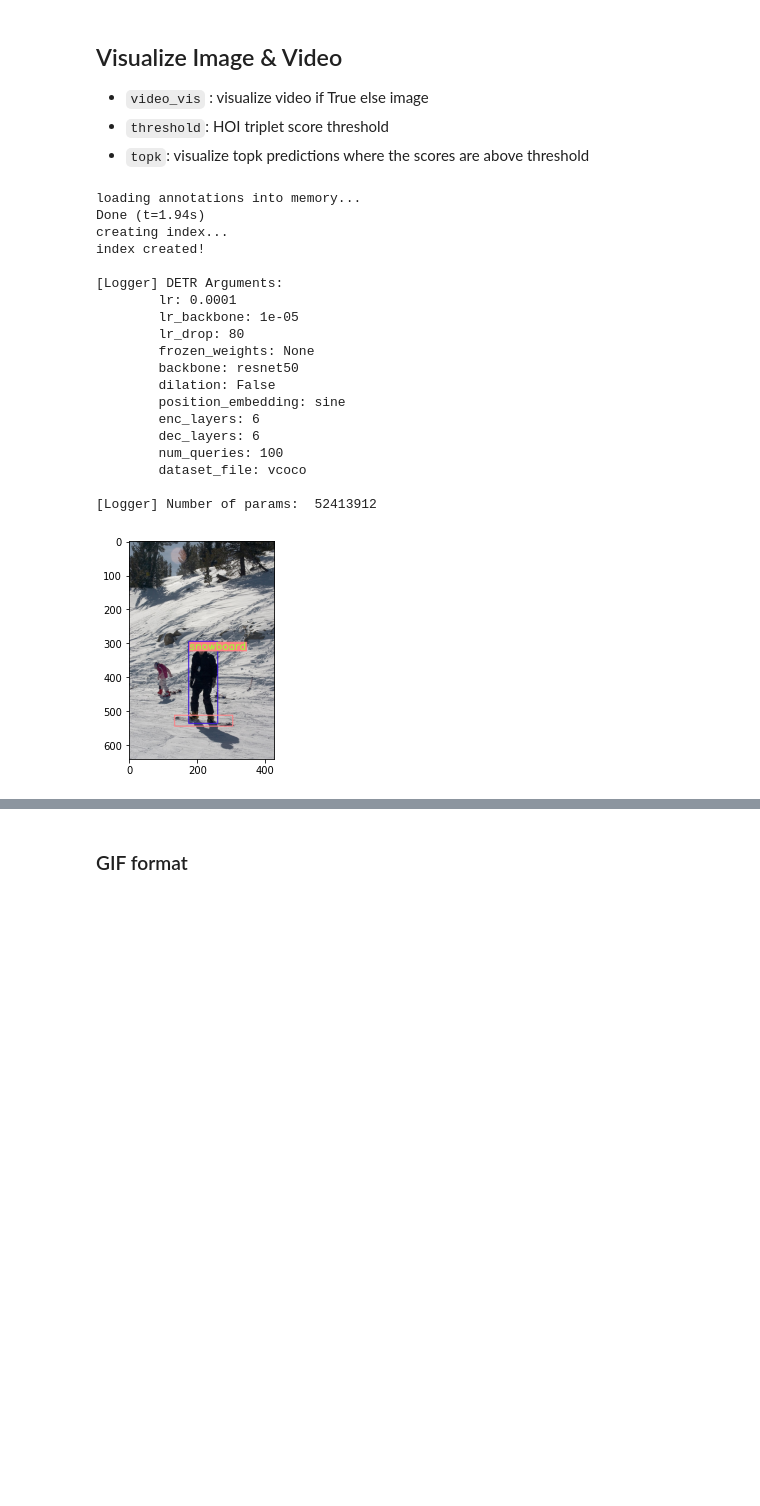
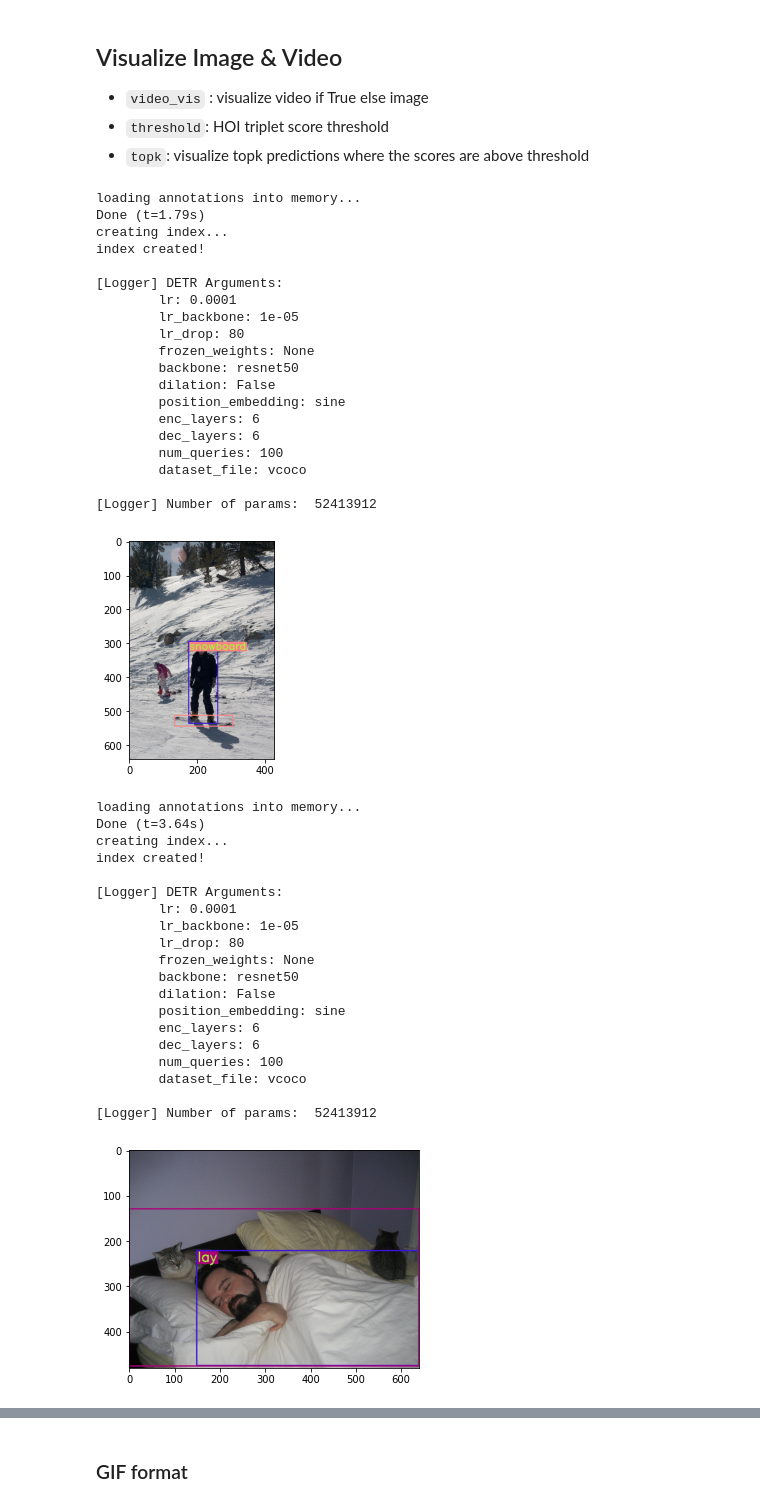
Before and after one commit to mlvlab/KCCV_2023_CPC_Tutorial, a Jupyter notebook: KCCV2023_CPC_HOI_Tutorial.ipynb, the cells around one changed output, grey strips where cells are left out. Saved outputs shown, nothing was run; the diff lists cells and outputs as text; code cells hidden in the pictures; blank space fills up the shorter version.

```diff
--- a/KCCV2023_CPC_HOI_Tutorial.ipynb
+++ b/KCCV2023_CPC_HOI_Tutorial.ipynb
@@ -1001,7 +1003,7 @@ def vis(args,id=294):
         cv2.destroyAllWindows()
 
 
-def visualization(id, video_vis=False, dataset_file='vcoco', path_id = 0 ,data_path='v-coco', threshold=0.4, topk=10):
+def visualization(id, video_vis=False, dataset_file='vcoco', path_id = 0 ,data_path='v-coco', threshold=0.4, topk=10,aug_path = '[]'):
 
     parser = argparse.ArgumentParser('DETR training and evaluation script', parents=[get_args_parser()])
     checkpoint_dir= './checkpoints/vcoco/checkpoint.pth' if dataset_file=='vcoco' else './checkpoints/hico-det/hico_ft_q16.pth'
@@ -1009,7 +1011,7 @@ def visualization(id, video_vis=False, dataset_file='vcoco', path_id = 0 ,data_p
       test_idxs = [line.rstrip('\n') for line in file]
     if not video_vis:
       id = test_idxs[id]
-    args = parser.parse_args(args=['--dataset_file',dataset_file,'--data_path',data_path,'--resume',checkpoint_dir,'--num_hoi_queries' ,'16','--temperature' ,'0.05', '--augpath_name','[\'p2\',\'p3\',\'p4\']' ,'--path_id','{}'.format(path_id)])
+    args = parser.parse_args(args=['--dataset_file',dataset_file,'--data_path',data_path,'--resume',checkpoint_dir,'--num_hoi_queries' ,'16','--temperature' ,'0.05', '--augpath_name',aug_path ,'--path_id','{}'.format(path_id)])
     args.video_vis=video_vis
     args.threshold=threshold
     args.topk=topk
@@ -1023,10 +1025,10 @@ def visualization(id, video_vis=False, dataset_file='vcoco', path_id = 0 ,data_p
 - `threshold`: HOI triplet score threshold
 - `topk`: visualize topk predictions where the scores are above threshold
 # %%
-visualization(id=309, dataset_file='vcoco', path_id =1 , data_path='v-coco', threshold=0.4, topk=10)
+visualization(id=309, dataset_file='vcoco', path_id =1 , data_path='v-coco', threshold=0.4, topk=10,aug_path='[\'p2\',\'p3\',\'p4\']')
 # %% [output]
 loading annotations into memory...
-Done (t=1.94s)
+Done (t=1.79s)
 creating index...
 index created!
 
@@ -1045,3 +1047,26 @@ index created!
 
 [Logger] Number of params:  52413912
 [figure]
+# %%
+visualization(id=102, dataset_file='vcoco', path_id =1 , data_path='v-coco', threshold=0.4, topk=10,aug_path='[\'p2\',\'p3\',\'p4\']')
+# %% [output]
+loading annotations into memory...
+Done (t=3.64s)
+creating index...
+index created!
+
+[Logger] DETR Arguments:
+        lr: 0.0001
+        lr_backbone: 1e-05
+        lr_drop: 80
+        frozen_weights: None
+        backbone: resnet50
+        dilation: False
+        position_embedding: sine
+        enc_layers: 6
+        dec_layers: 6
+        num_queries: 100
+        dataset_file: vcoco
+
+[Logger] Number of params:  52413912
+[figure, added]
```
Also changed, not shown: parts of 12 cells of this notebook.
